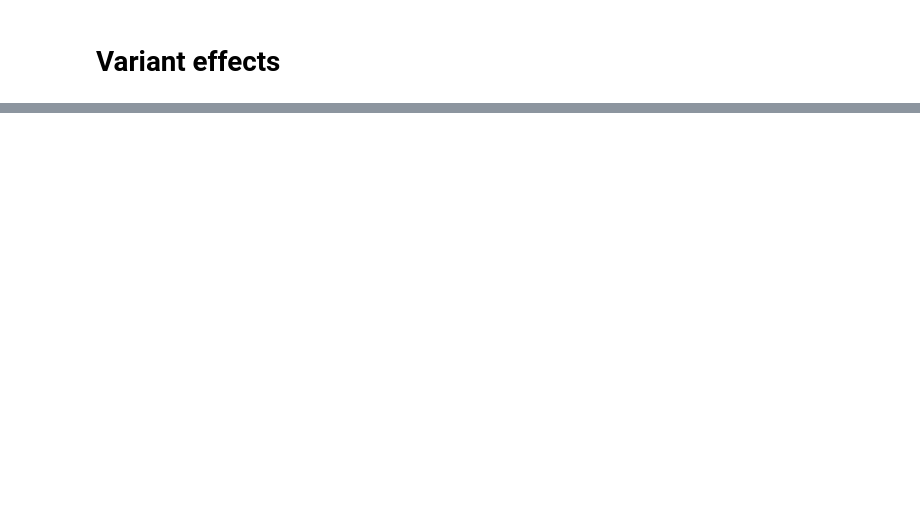
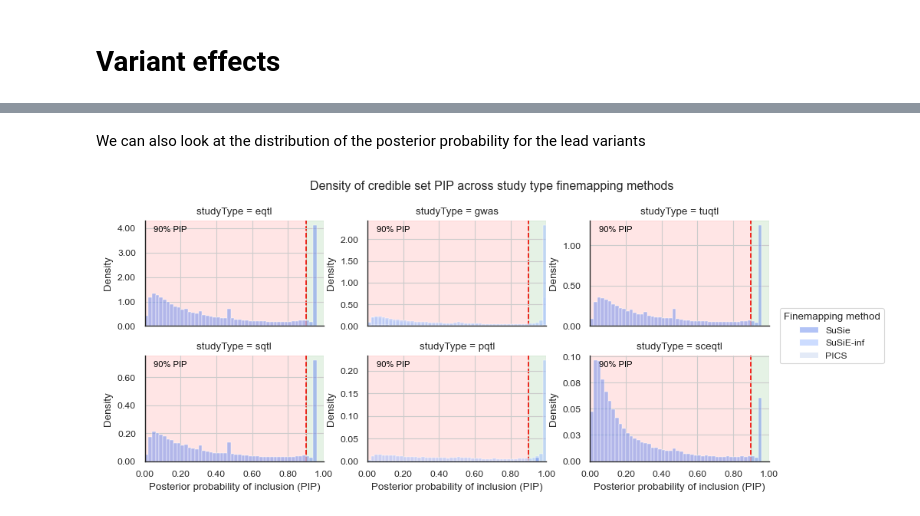
Before and after one commit to opentargets/Gentropy-manuscript, a Jupyter notebook: chapters/variant_effect_prediction/08_variant_effect_prediciton_piecharts.ipynb, the cells around one changed output, grey strips where cells are left out. Cells and saved outputs as stored; diff of their text form; code cells hidden in the pictures; blank space fills up the shorter version.

```diff
--- a/chapters/variant_effect_prediction/08_variant_effect_prediciton_piecharts.ipynb
+++ b/chapters/variant_effect_prediction/08_variant_effect_prediciton_piecharts.ipynb
@@ -12,0 +406,38 @@ The goal of this analysis it to understand the distributions of variant effects
+# %% [markdown]
+We can also look at the distribution of the posterior probability for the lead variants
+# %%
+data = dataset_pip.select("posteriorProbability", "studyType", "is90pip", "finemappingMethod")
+grid = sns.displot(
+    data=data,
+    x="posteriorProbability",
+    hue="finemappingMethod",
+    col="studyType",
+    col_wrap=3,
+    stat="density",
+    bins=50,
+    height=2,
+    aspect=1.5,
+    facet_kws={"sharey": False},
+)
+for ax in grid.axes.flatten():
+    if isinstance(ax, Axes):
+        ax.set_zorder(10)
+        ax.set_xlabel("Posterior probability of inclusion (PIP)")
+        ax.set_ylabel("Density")
+        ax.set_xlim(0, 1)
+        study_type = ax.get_title().split("=")[1].strip()
+        ax.xaxis.set_major_formatter("{x:.2f}")
+        ax.yaxis.set_major_formatter("{x:.2f}")
+        ax.axvline(0.9, color="red", linestyle="--", zorder=-10)
+        ax.axvspan(0, 0.9, color="red", alpha=0.1, zorder=-10)
+        ax.axvspan(0.9, 1.0, color="green", alpha=0.1, zorder=-10)
+        ax.grid(True)
+        ax.text(0.05, 0.95, "90% PIP", color="black", fontsize=8, transform=ax.transAxes, ha="left", va="top")
+legend = grid.legend
+legend.set_title("Finemapping method")
+legend.set_frame_on(True)
+
+grid.figure.suptitle("Density of credible set PIP across study type finemapping methods", y=1.05)
+plt.show()
+# %% [output]
+[figure, added]
```
Also changed, not shown: parts of 32 cells of this notebook, 3 other files.
